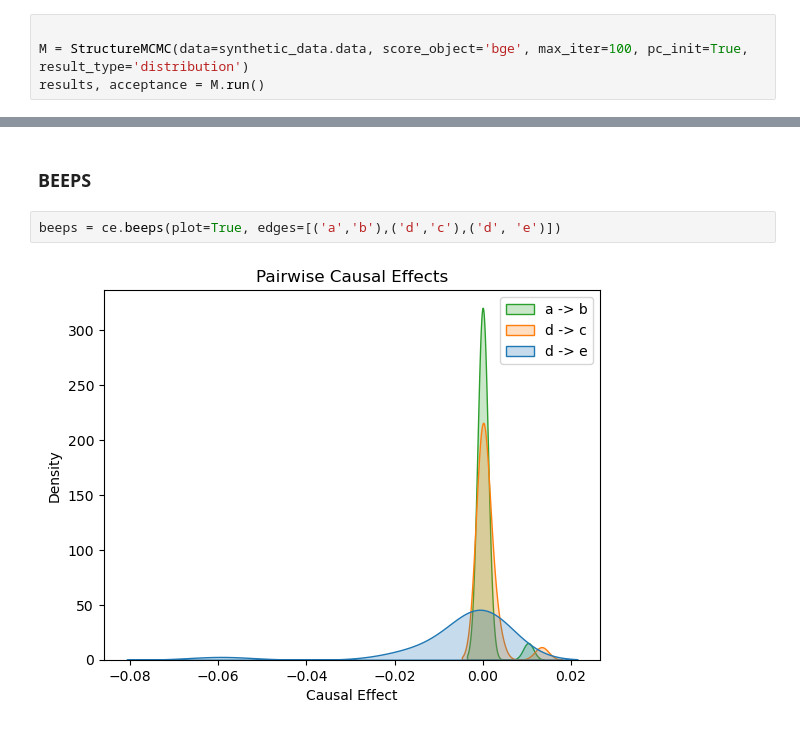
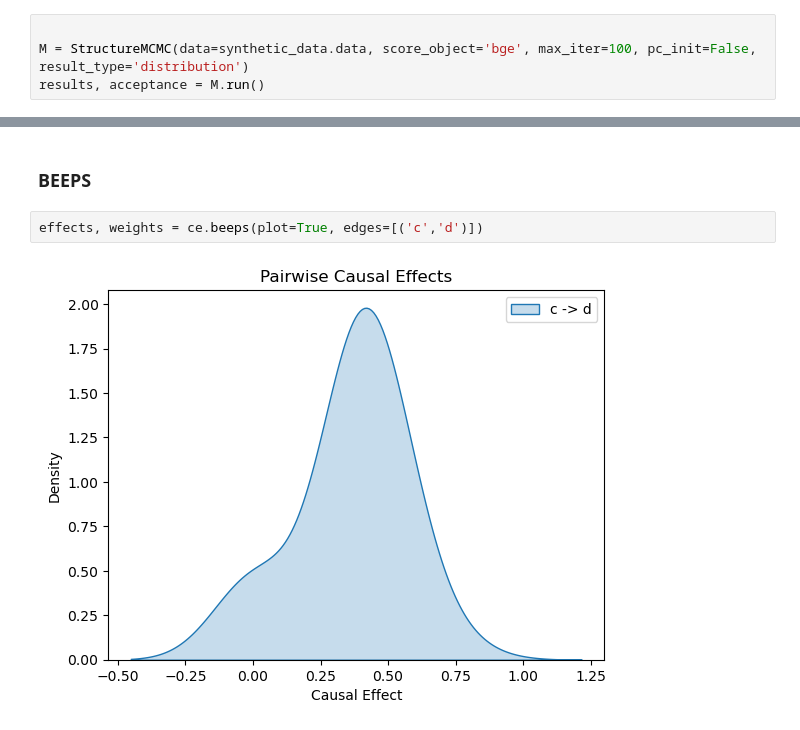
Before and after one commit to human-technology-institute/structure_learning, a Jupyter notebook: examples/causal_effects.ipynb, the cells around one changed output, grey strips where cells are left out. Saved outputs shown, nothing was run; the diff lists cells and outputs as text.

```diff
--- a/examples/causal_effects.ipynb
+++ b/examples/causal_effects.ipynb
@@ -36,5 +32,5 @@ synthetic_data.graph.plot()
 ### Run MCMC
 # %%
 
-M = StructureMCMC(data=synthetic_data.data, score_object='bge', max_iter=100, pc_init=True, result_type='distribution')
+M = StructureMCMC(data=synthetic_data.data, score_object='bge', max_iter=100, pc_init=False, result_type='distribution')
 results, acceptance = M.run()
@@ -49,6 +41,6 @@ ce = CausalEffects(graphs=results, data=synthetic_data.data)
 # %% [markdown]
 ### BEEPS
 # %%
-beeps = ce.beeps(plot=True, edges=[('a','b'),('d','c'),('d', 'e')])
+effects, weights = ce.beeps(plot=True, edges=[('c','d')])
 # %% [output]
-[figure, old version]
+[figure, new version]
```
Also changed, not shown: parts of 4 cells of this notebook, 2 other files.
